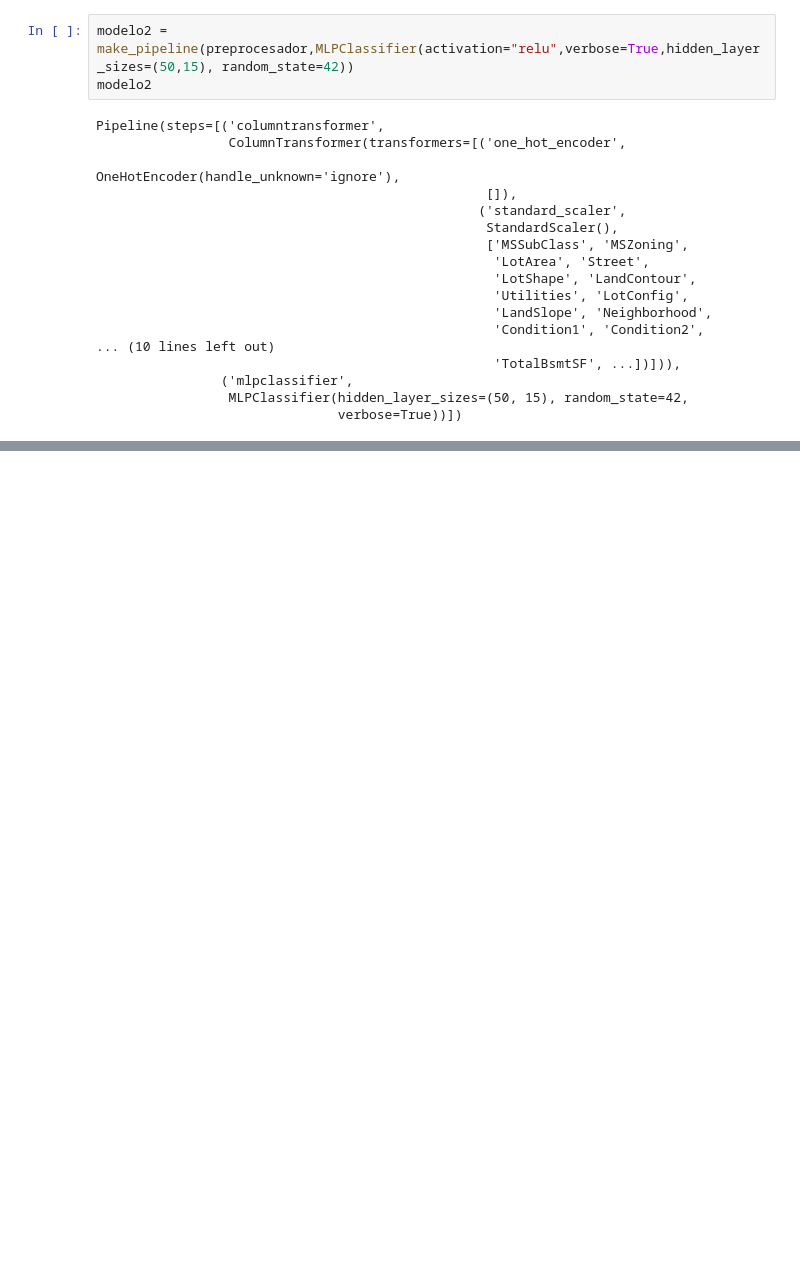
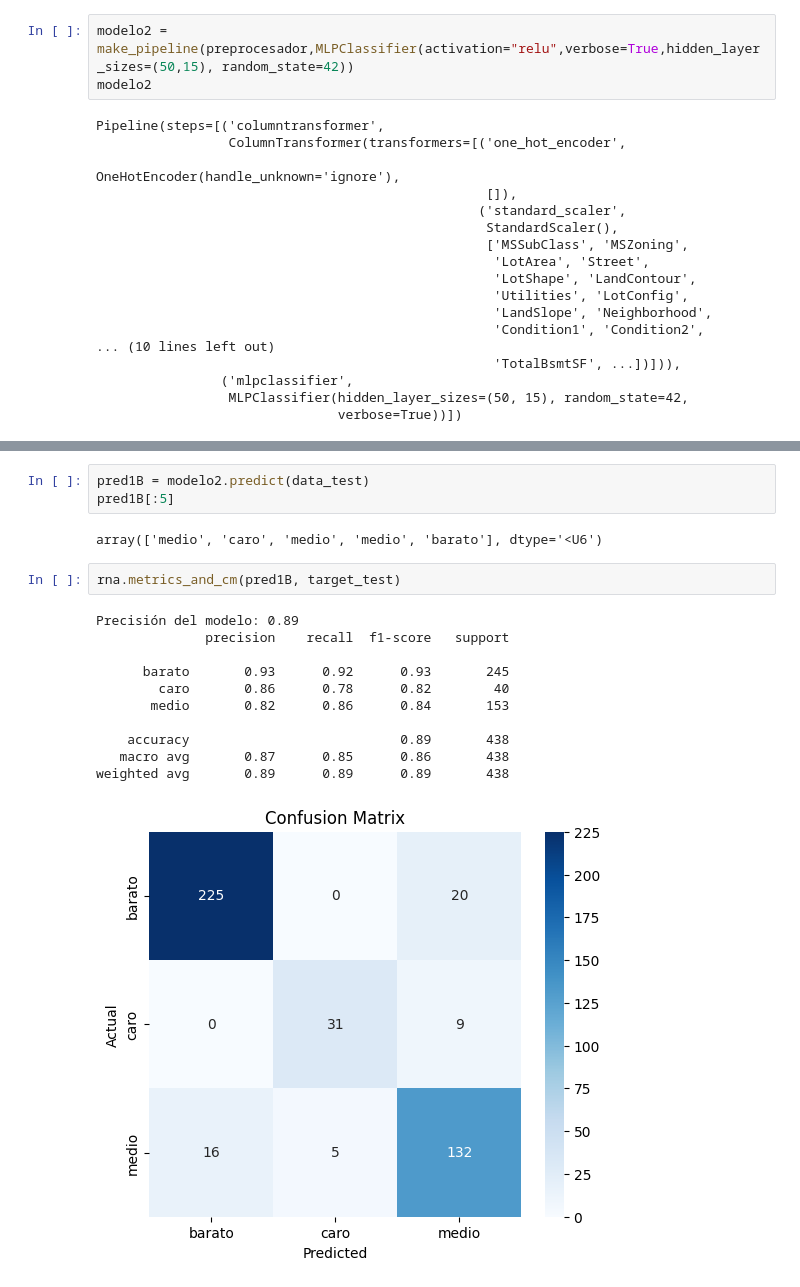
Before and after one commit to DiegoDuaS/RNA, a Jupyter notebook: actividades.ipynb, the cells around one changed output, grey strips where cells are left out. Saved outputs shown, nothing was run; the diff lists cells and outputs as text; blank space fills up the shorter version.

```diff
--- a/actividades.ipynb
+++ b/actividades.ipynb
@@ -279,0 +362,19 @@ weighted avg       0.89      0.89      0.89       438
+# %%
+pred1B = modelo2.predict(data_test)
+pred1B[:5]
+# %% [output]
+array(['medio', 'caro', 'medio', 'medio', 'barato'], dtype='<U6')
+# %%
+rna.metrics_and_cm(pred1B, target_test)
+# %% [output]
+Precisión del modelo: 0.89
+              precision    recall  f1-score   support
+
+      barato       0.93      0.92      0.93       245
+        caro       0.86      0.78      0.82        40
+       medio       0.82      0.86      0.84       153
+
+    accuracy                           0.89       438
+   macro avg       0.87      0.85      0.86       438
+weighted avg       0.89      0.89      0.89       438
+[figure, added]
```
Also changed, not shown: parts of 11 cells of this notebook.
